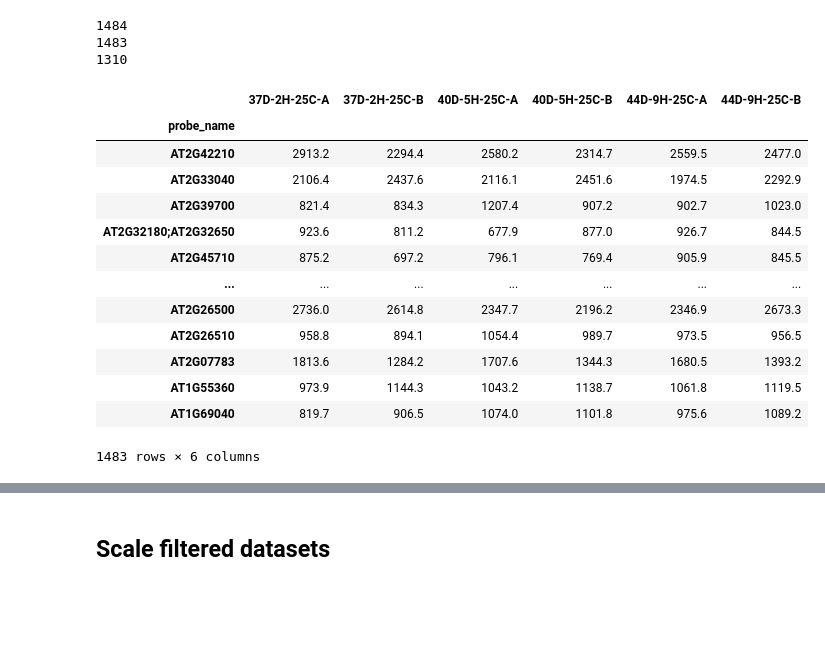
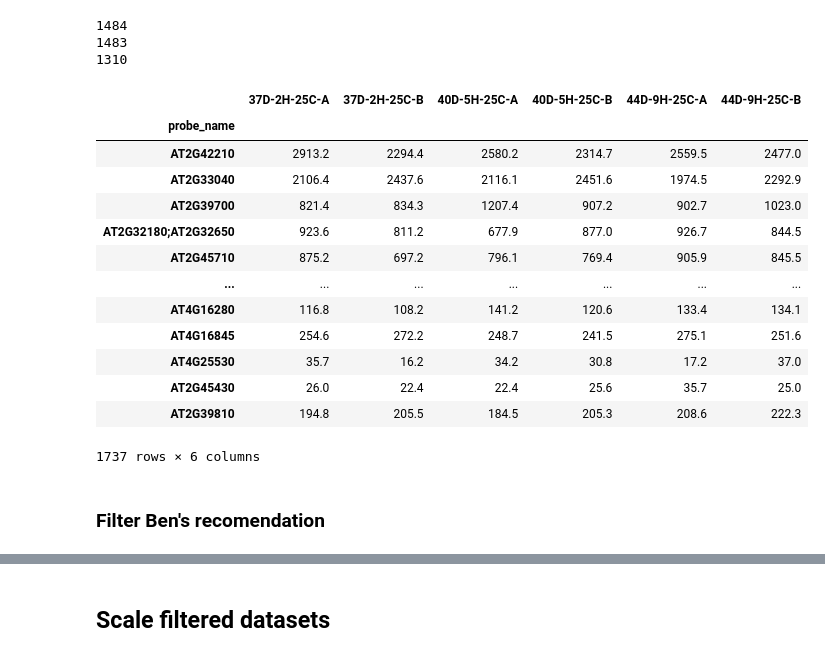
Before and after one commit to camilababo/BIONIC, a Jupyter notebook: input_files/data_pre_processing.ipynb, the cells around one changed output, grey strips where cells are left out. Saved outputs shown, nothing was run; the diff lists cells and outputs as text; code cells hidden in the pictures; blank space fills up the shorter version.

```diff
--- a/input_files/data_pre_processing.ipynb
+++ b/input_files/data_pre_processing.ipynb
@@ -343,20 +343,3 @@ print(len(set(filtered_sixteen_mad_genes).intersection(filtered_twenty_five_mad_
 1484
 1483
 1310
-# %%
-filtered_twenty_five_mad
-# %% [output]
-|  | 37D-2H-25C-A | 37D-2H-25C-B | 40D-5H-25C-A | 40D-5H-25C-B | 44D-9H-25C-A | 44D-9H-25C-B |
-| probe_name |  |  |  |  |  |  |
-| AT2G42210 | 2913.2 | 2294.4 | 2580.2 | 2314.7 | 2559.5 | 2477.0 |
-| AT2G33040 | 2106.4 | 2437.6 | 2116.1 | 2451.6 | 1974.5 | 2292.9 |
-| AT2G39700 | 821.4 | 834.3 | 1207.4 | 907.2 | 902.7 | 1023.0 |
-| AT2G32180;AT2G32650 | 923.6 | 811.2 | 677.9 | 877.0 | 926.7 | 844.5 |
-| AT2G45710 | 875.2 | 697.2 | 796.1 | 769.4 | 905.9 | 845.5 |
-| ... | ... | ... | ... | ... | ... | ... |
-| AT2G26500 | 2736.0 | 2614.8 | 2347.7 | 2196.2 | 2346.9 | 2673.3 |
-| AT2G26510 | 958.8 | 894.1 | 1054.4 | 989.7 | 973.5 | 956.5 |
-| AT2G07783 | 1813.6 | 1284.2 | 1707.6 | 1344.3 | 1680.5 | 1393.2 |
-| AT1G55360 | 973.9 | 1144.3 | 1043.2 | 1138.7 | 1061.8 | 1119.5 |
-| AT1G69040 | 819.7 | 906.5 | 1074.0 | 1101.8 | 975.6 | 1089.2 |
-1483 rows × 6 columns
@@ -362,0 +349,34 @@ filtered_twenty_five_mad
+# %%
+def add_all_flowering_genes(original_dataset, filtered_dataset, flowering_mapping_file, output_file):
+    original_dataset = pd.read_csv(original_dataset, index_col=0)
+    filtered_dataset = pd.read_csv(filtered_dataset, index_col=0)
+
+    with open(flowering_mapping_file, 'r') as f:
+            flowering_genes = [line.strip() for line in f]
+
+    matching_flowering_genes = original_dataset.loc[original_dataset.index.isin(flowering_genes)]
+
+    filtered_data = pd.concat([filtered_dataset, matching_flowering_genes])
+    filtered_data.to_csv(output_file)
+    return filtered_data
+
+add_all_flowering_genes("../outputs/separate_conditions/sixteen_df_probe.csv", "../outputs/separate_conditions/filtered_sixteen_mad.csv", "../gene_mapping/flowerid_locus.txt", "../outputs/separate_conditions/16mad_flowering.csv")
+
+add_all_flowering_genes("../outputs/separate_conditions/twenty_five_df_probe.csv", "../outputs/separate_conditions/filtered_twenty_five_mad.csv", "../gene_mapping/flowerid_locus.txt", "../outputs/separate_conditions/25mad_flowering.csv")
+# %% [output]
+|  | 37D-2H-25C-A | 37D-2H-25C-B | 40D-5H-25C-A | 40D-5H-25C-B | 44D-9H-25C-A | 44D-9H-25C-B |
+| probe_name |  |  |  |  |  |  |
+| AT2G42210 | 2913.2 | 2294.4 | 2580.2 | 2314.7 | 2559.5 | 2477.0 |
+| AT2G33040 | 2106.4 | 2437.6 | 2116.1 | 2451.6 | 1974.5 | 2292.9 |
+| AT2G39700 | 821.4 | 834.3 | 1207.4 | 907.2 | 902.7 | 1023.0 |
+| AT2G32180;AT2G32650 | 923.6 | 811.2 | 677.9 | 877.0 | 926.7 | 844.5 |
+| AT2G45710 | 875.2 | 697.2 | 796.1 | 769.4 | 905.9 | 845.5 |
+| ... | ... | ... | ... | ... | ... | ... |
+| AT4G16280 | 116.8 | 108.2 | 141.2 | 120.6 | 133.4 | 134.1 |
+| AT4G16845 | 254.6 | 272.2 | 248.7 | 241.5 | 275.1 | 251.6 |
+| AT4G25530 | 35.7 | 16.2 | 34.2 | 30.8 | 17.2 | 37.0 |
+| AT2G45430 | 26.0 | 22.4 | 22.4 | 25.6 | 35.7 | 25.0 |
+| AT2G39810 | 194.8 | 205.5 | 184.5 | 205.3 | 208.6 | 222.3 |
+1737 rows × 6 columns
+# %% [markdown]
+### Filter Ben's recomendation
```
Also changed, not shown: parts of 30 cells of this notebook, 10 other files.
